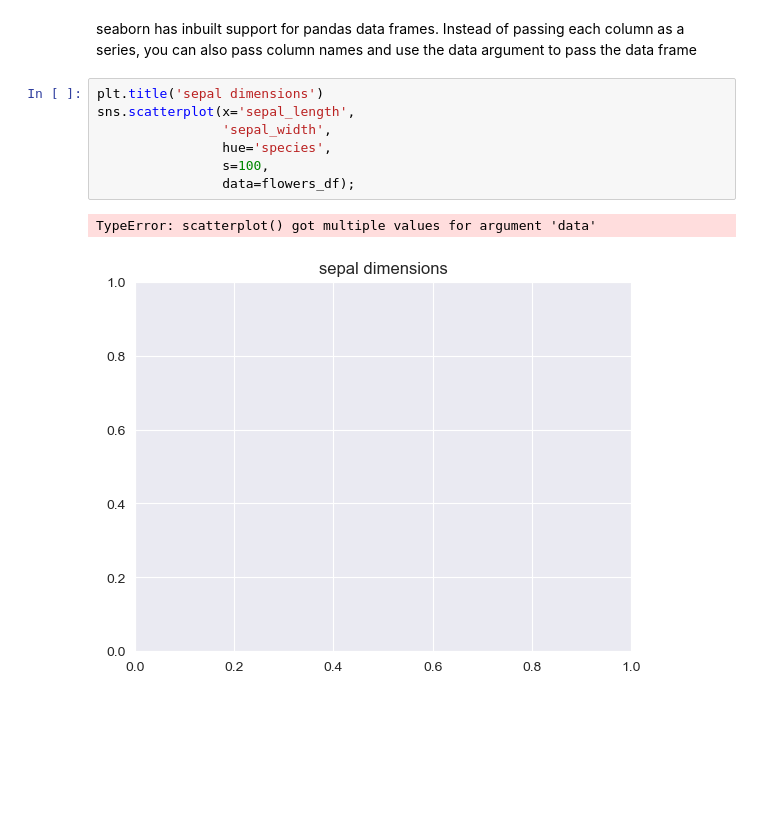
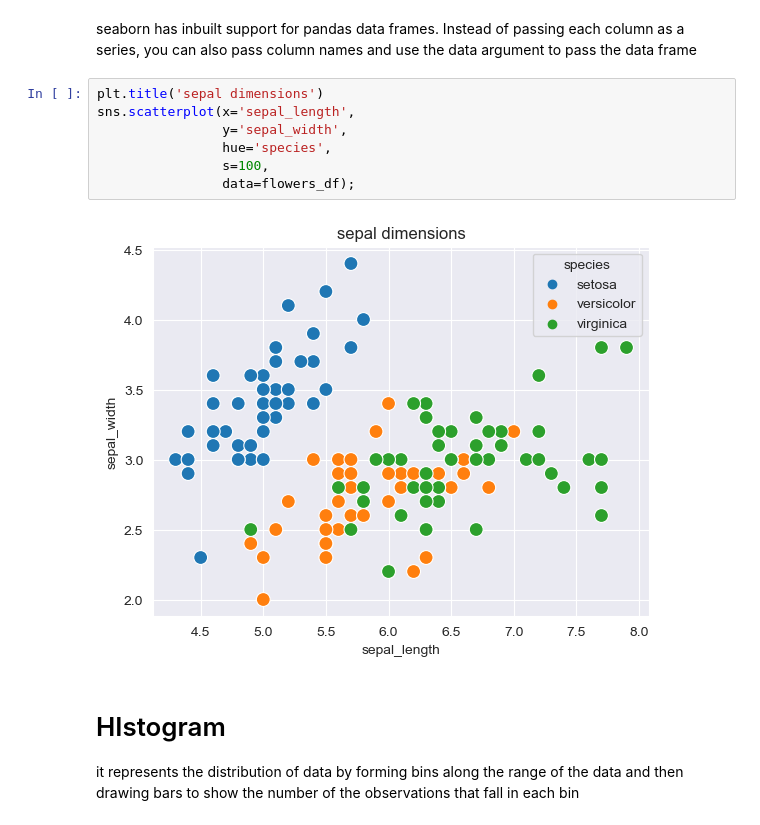
Before and after one commit to IshitaPathak/Data-Analysis, a Jupyter notebook: matplotlib.ipynb, the cells around one changed output. Saved outputs shown, nothing was run; the diff lists cells and outputs as text; blank space fills up the shorter version.

Commit message:
barplots and histogram

```diff
--- a/Untitled.ipynb
+++ b/matplotlib.ipynb
@@ -235,10 +235,12 @@ seaborn has inbuilt support for pandas data frames. Instead of passing each colu
 # %%
 plt.title('sepal dimensions')
 sns.scatterplot(x='sepal_length',
-                'sepal_width',
+                y='sepal_width',
                 hue='species',
                 s=100,
                 data=flowers_df);
 # %% [output]
-TypeError: scatterplot() got multiple values for argument 'data'
-[figure, old version]
+[figure, new version]
+# %% [markdown]
+# HIstogram
+it represents the distribution of data by forming bins along the range of the data and then drawing bars to show the number of the observations that fall in each bin
```
Also changed, not shown: parts of 31 cells of this notebook.
